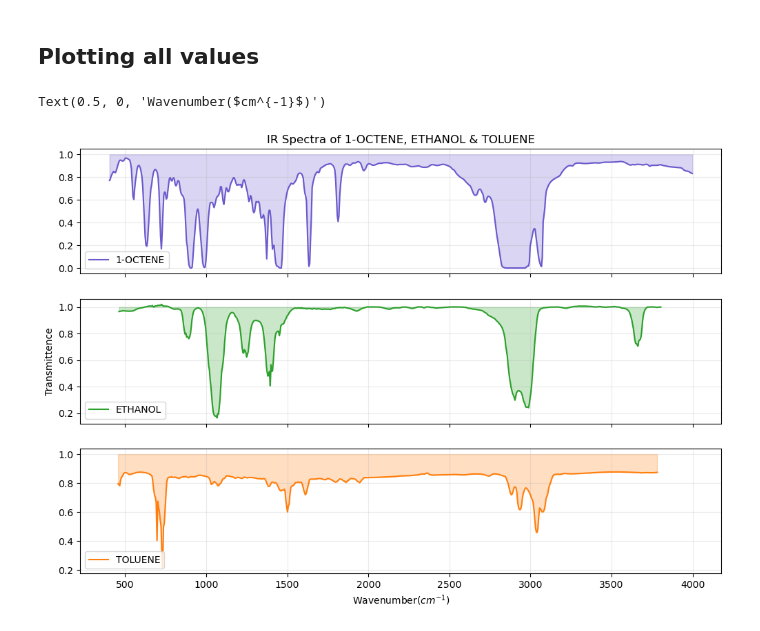
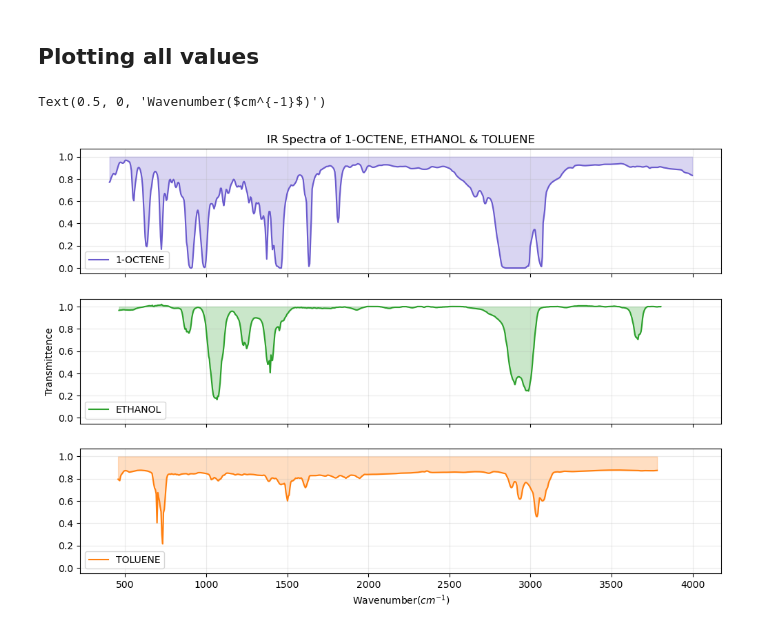
Before and after one commit to SPS-SP2273/learning-portfolio-tomatopato, a Jupyter notebook: E0970499_viva-Q04.ipynb, the cells around one changed output. Cells and saved outputs as stored; diff of their text form; code cells hidden in the pictures.

```diff
--- a/E0970499_viva-Q04.ipynb
+++ b/E0970499_viva-Q04.ipynb
@@ -191,32 +191,32 @@ t_y = values_for_t[1::2]
 oct_x = values_for_oct[0::2]
 oct_y = values_for_oct[1::2]
 e_x = values_for_e[0::2]
 e_y = values_for_e[1::2]
 
 #------- Plot the data -------#
 fig, axes = plt.subplots(nrows=3, ncols=1,
-                         figsize=(12, 8), sharex = True, sharey='row')
+                         figsize=(12, 8), sharex = True, sharey = True)
 
 #------- Subplot 1 -------#
 axes[0].set_title('IR Spectra of 1-OCTENE, ETHANOL & TOLUENE')
 axes[0].plot(oct_x, oct_y, color='slateblue', label='1-OCTENE')
 axes[0].grid(alpha=0.25)
 axes[0].fill_between(oct_x, oct_y, 1, color='slateblue', alpha=0.25)
 axes[0].legend(loc='lower left', frameon=True)
 
 #------- Subplot 2 -------#
 axes[1].set_ylabel('Transmittence')
 axes[1].plot(e_x, e_y, color='tab:green', label='ETHANOL')
 axes[1].grid(alpha=0.25)
 axes[1].fill_between(e_x, e_y, 1, color='tab:green', alpha=0.25)
 axes[1].legend(loc='lower left', frameon=True)
 
 #------- Subplot 3 -------#
 axes[2].plot(t_x, t_y, color='tab:orange', label='TOLUENE')
 axes[2].grid(alpha=0.25)
 axes[2].fill_between(t_x, t_y, 1, color='tab:orange', alpha=0.25)
 axes[2].legend(loc='lower left', frameon=True)
 axes[2].set_xlabel('Wavenumber($cm^{-1}$)')
 # %% [output]
 Text(0.5, 0, 'Wavenumber($cm^{-1}$)')
-[figure, old version]
+[figure, new version]
```
Also changed, not shown: parts of 10 cells of this notebook.
